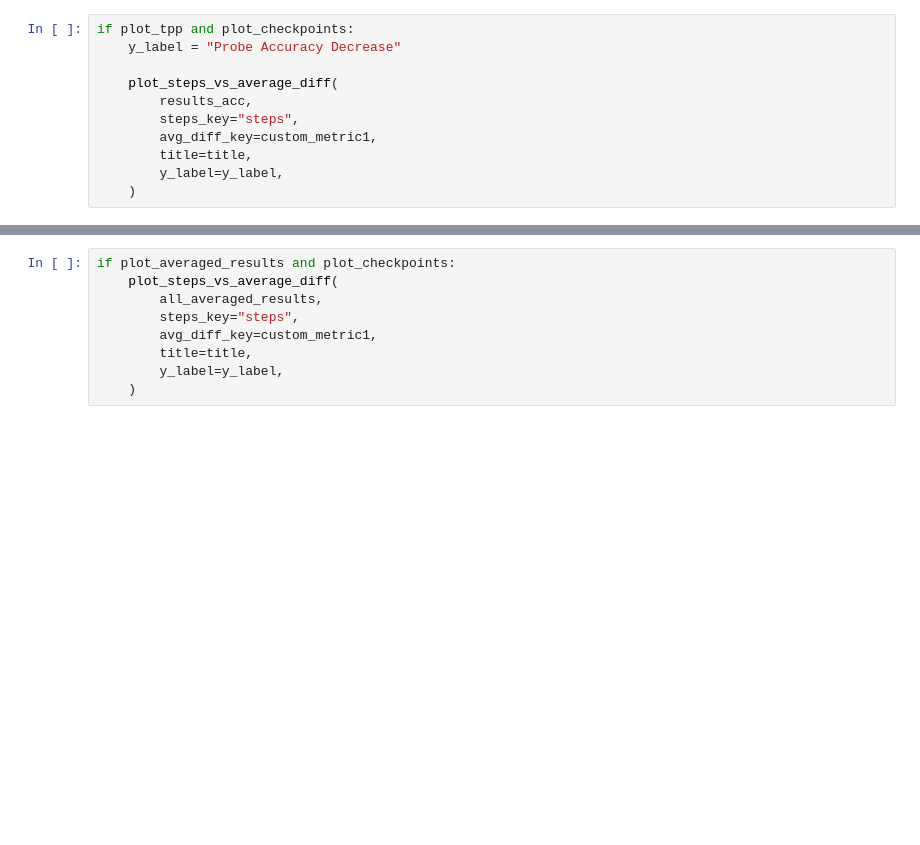
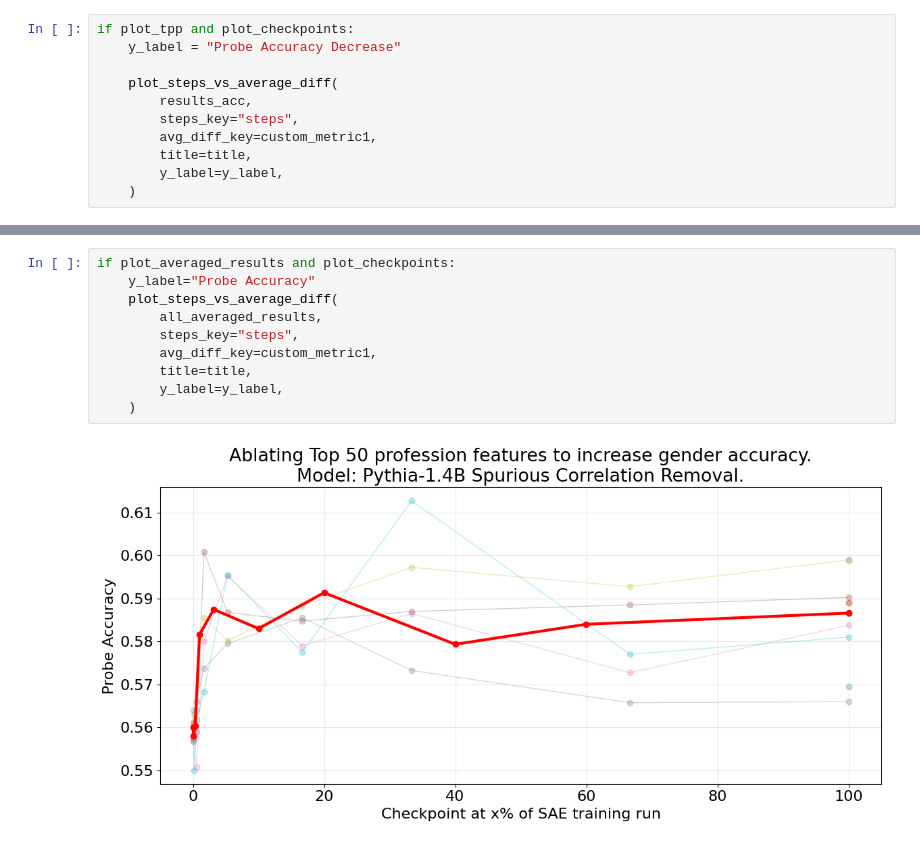
Before and after one commit to canrager/sae_eval, a Jupyter notebook: experiments/graph_3var.ipynb, the cells around one changed output, grey strips where cells are left out. Drawn from its saved outputs; the diff is of its cells as text; blank space fills up the shorter version.

Commit message:
Add missing y_label

```diff
--- a/experiments/graph_3var.ipynb
+++ b/experiments/graph_3var.ipynb
@@ -1109,12 +1111,15 @@ Filtered out 9 results with L0 > 500
 # %%
 if plot_averaged_results and plot_checkpoints:
+    y_label="Probe Accuracy"
     plot_steps_vs_average_diff(
         all_averaged_results,
         steps_key="steps",
         avg_diff_key=custom_metric1,
         title=title,
         y_label=y_label,
     )
+# %% [output]
+[figure, added]
 # %%
 def probe_acc_table(
     class_acc_dict_dir1: dict[tuple[str, str], float],
```
Also changed, not shown: parts of 4 cells of this notebook.
